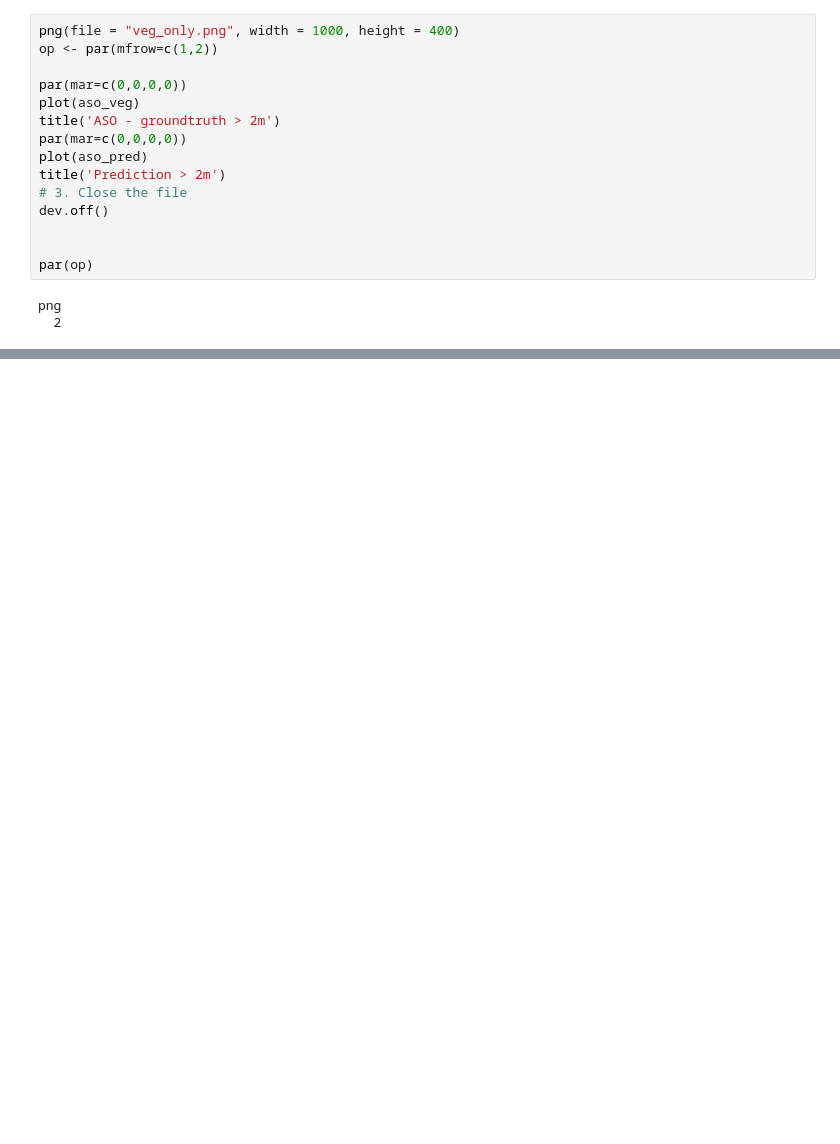
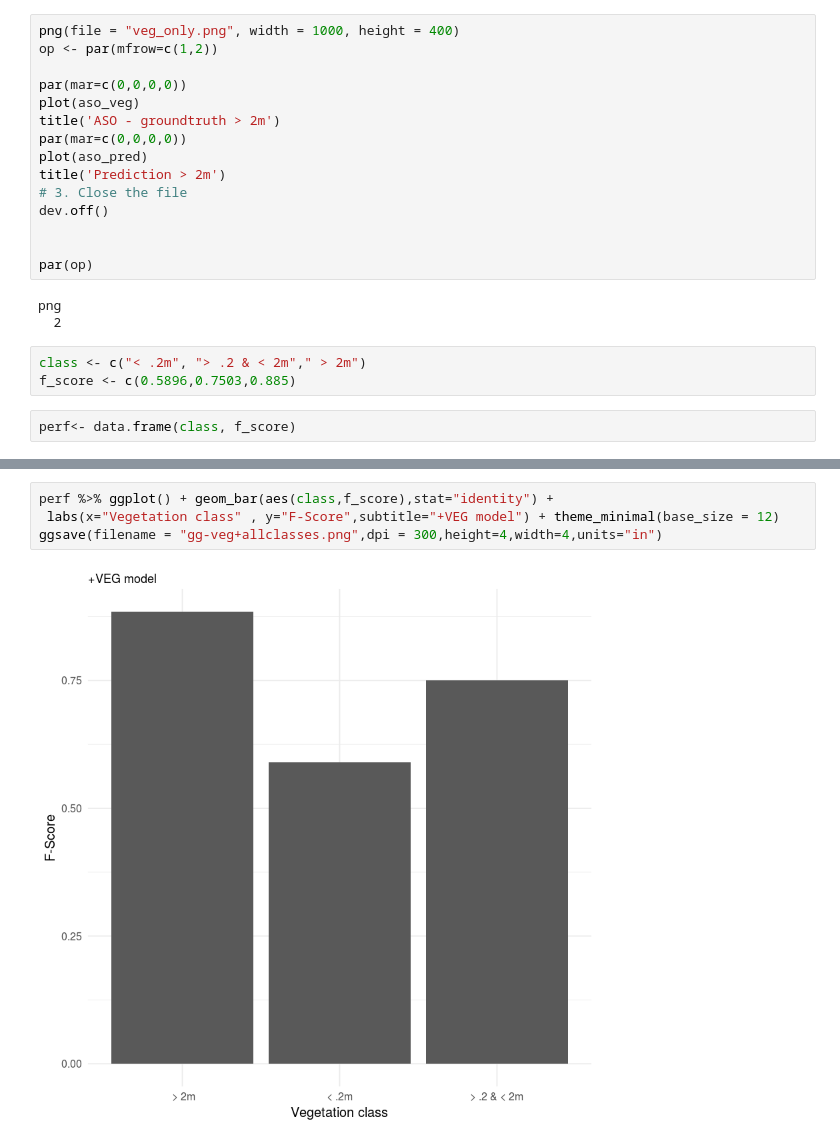
Before and after one commit to ajijohn/planet-snowcover, a Jupyter notebook: pipeline/slim-analysis-redo.ipynb, the cells around one changed output, grey strips where cells are left out. Saved outputs shown, nothing was run; the diff lists cells and outputs as text; blank space fills up the shorter version.

```diff
--- a/pipeline/slim-analysis-redo.ipynb
+++ b/pipeline/slim-analysis-redo.ipynb
@@ -184,3 +228,8 @@ par(op)
 # %% [output]
 png
   2
+# %%
+class <- c("< .2m", "> .2 & < 2m"," > 2m")
+f_score <- c(0.5896,0.7503,0.885)
+# %%
+perf<- data.frame(class, f_score)
@@ -186,0 +245,6 @@ png
+# %%
+perf %>% ggplot() + geom_bar(aes(class,f_score),stat="identity") +
+ labs(x="Vegetation class" , y="F-Score",subtitle="+VEG model") + theme_minimal(base_size = 12)
+ggsave(filename = "gg-veg+allclasses.png",dpi = 300,height=4,width=4,units="in")
+# %% [output]
+[figure, added]
```
Also changed, not shown: parts of 20 cells of this notebook, 28 other files.
